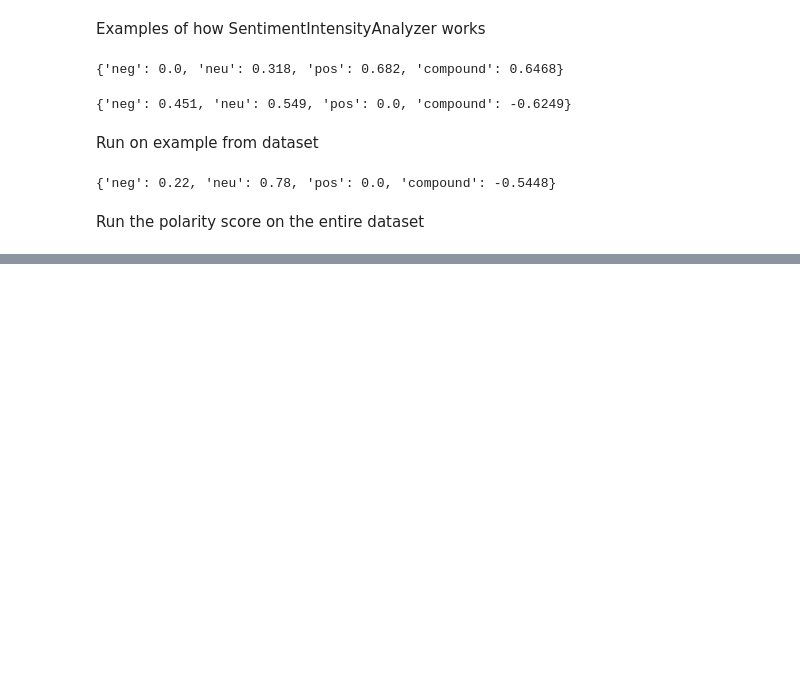
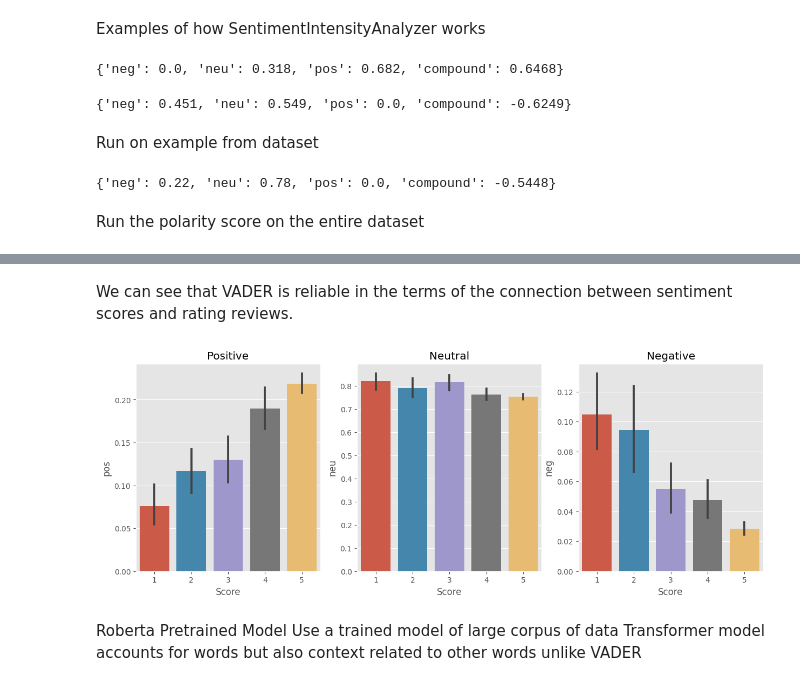
Before and after one commit to 22sharma/E-Commerce-Platform-V2, a Jupyter notebook: python-sentiment-analysis-project-nltk.ipynb, the cells around one changed output, grey strips where cells are left out. Cells and saved outputs as stored; diff of their text form; code cells hidden in the pictures; blank space fills up the shorter version.

Commit message:
Kaggle Notebook | Python Sentiment Analysis Project NLTK | Version 2

```diff
--- a/python-sentiment-analysis-project-nltk.ipynb
+++ b/python-sentiment-analysis-project-nltk.ipynb
@@ -115,0 +144,17 @@ for i, row in tqdm(df.iterrows()):
+# %% [markdown]
+We can see that VADER is reliable in the terms of the connection between sentiment scores and rating reviews.
+# %%
+fig, axs = plt.subplots(1, 3, figsize=(15, 5))
+sns.barplot(data=vaders, x = 'Score', y='pos', ax=axs[0])
+sns.barplot(data=vaders, x = 'Score', y='neu', ax=axs[1])
+sns.barplot(data=vaders, x = 'Score', y='neg', ax=axs[2])
+axs[0].set_title('Positive')
+axs[1].set_title('Neutral')
+axs[2].set_title('Negative')
+plt.show()
+# %% [output]
+[figure, added]
+# %% [markdown]
+Roberta Pretrained Model
+    Use a trained model of large corpus of data
+    Transformer model accounts for words but also context related to other words unlike VADER
```
Also changed, not shown: parts of 9 cells of this notebook.
